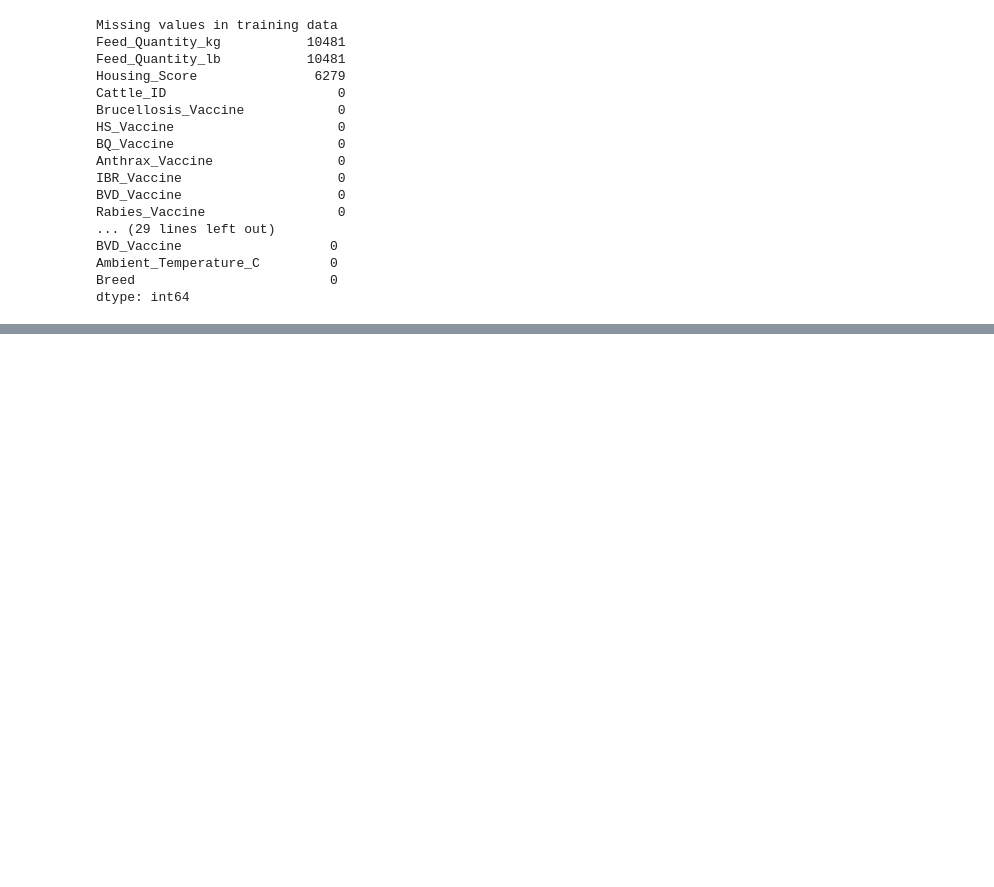
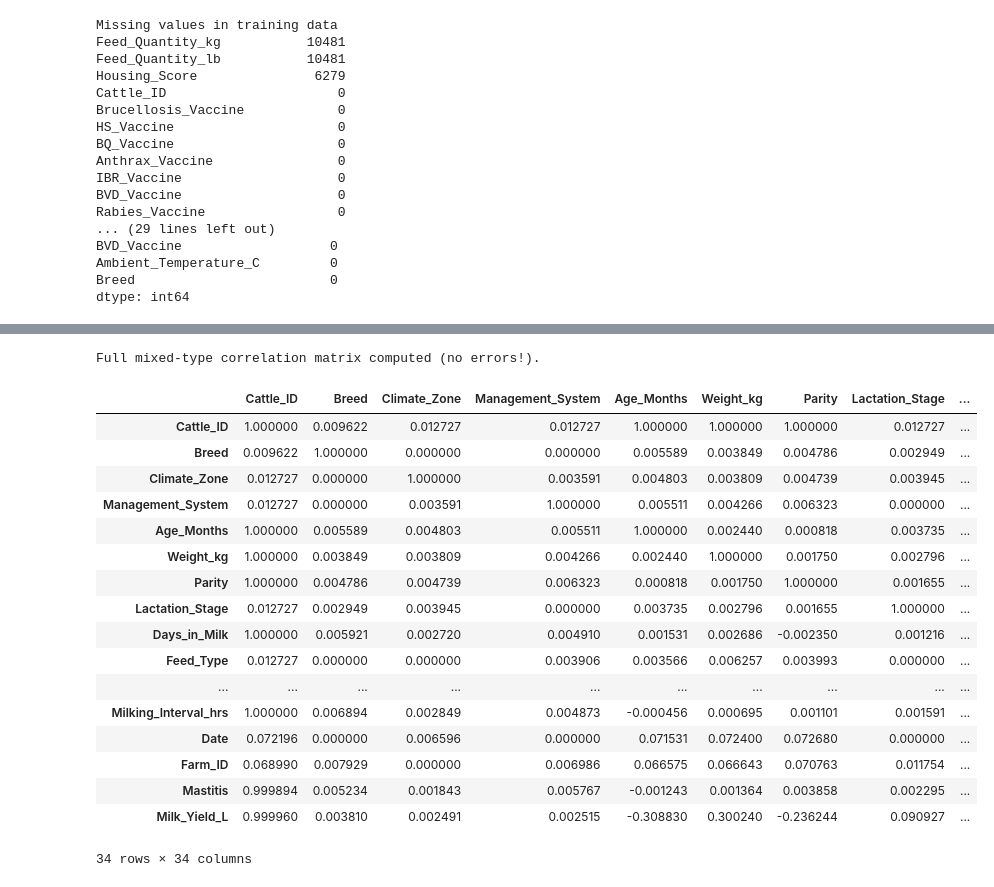
Before and after one commit to annie551/CowsFinalProject, a Jupyter notebook: data_preparation.ipynb, the cells around one changed output, grey strips where cells are left out. Saved outputs shown, nothing was run; the diff lists cells and outputs as text; code cells hidden in the pictures; blank space fills up the shorter version.

Commit message:
data cleaning, exploration and feature engineering

```diff
--- a/data_preparation.ipynb
+++ b/data_preparation.ipynb
@@ -102,0 +132,5 @@ print(non_negatives)
+# %%
+qualitative_cols = train.select_dtypes(include=["object", "category"]).columns.tolist()
+print("Qualitative features:", qualitative_cols)
+for col in qualitative_cols:
+    print(f"{col}: {train[col].nunique()} unique values")
@@ -102,0 +206,11 @@ print(non_negatives)
+# %%
+train["Date"] = pd.to_datetime(train["Date"], errors="coerce")
+df_hs = train.dropna(subset=["Housing_Score"])
+triple_group_var = (
+    df_hs.groupby(["Farm_ID", "Date"])["Housing_Score"].var()
+          .sort_values(ascending=False)
+)
+print("Top 10 highest variances (Farm_ID, Date):")
+print(triple_group_var.head(10))
+
+print("\nMean variance across groups:", triple_group_var.mean())
@@ -102,0 +421,60 @@ print(non_negatives)
+# %%
+# Build full correlation matrix
+# WARNING: THIS TAKES A LONG TIME TO RUN AND YOU PROBABLY DON'T
+# NEED TO RUN THIS AGAIN. JUST ASK @ANNIE FOR THE FILE
+
+df = train.copy()
+
+for col in df.select_dtypes(include=["datetime", "datetimetz"]).columns:
+    df[col] = df[col].astype(str)
+for col in df.select_dtypes(include=["object", "category"]).columns:
+    df[col] = df[col].astype(str)
+
+cat_cols = df.select_dtypes(include=["object", "category"]).columns
+num_cols = df.select_dtypes(include=["number"]).columns
+
+cols = df.columns
+corr_matrix = pd.DataFrame(index=cols, columns=cols, dtype=float)
+
+for col1 in cols:
+    for col2 in cols:
+        if col1 == col2:
+            corr_matrix.loc[col1, col2] = 1.0
+            continue
+
+        x = df[col1]
+        y = df[col2]
+
+        if col1 in num_cols and col2 in num_cols:
+            corr = x.corr(y)
+        elif col1 in cat_cols and col2 in cat_cols:
+            corr = cramers_v(x, y)
+        elif col1 in cat_cols and col2 in num_cols:
+            corr = correlation_ratio(x, y)
+        elif col1 in num_cols and col2 in cat_cols:
+            corr = correlation_ratio(y, x)
+
+        corr_matrix.loc[col1, col2] = corr
+
+print("Full mixed-type correlation matrix computed (no errors!).")
+corr_matrix
+# %% [output]
+Full mixed-type correlation matrix computed (no errors!).
+|  | Cattle_ID | Breed | Climate_Zone | Management_System | Age_Months | Weight_kg | Parity | Lactation_Stage | ... |
+| Cattle_ID | 1.000000 | 0.009622 | 0.012727 | 0.012727 | 1.000000 | 1.000000 | 1.000000 | 0.012727 | ... |
+| Breed | 0.009622 | 1.000000 | 0.000000 | 0.000000 | 0.005589 | 0.003849 | 0.004786 | 0.002949 | ... |
+| Climate_Zone | 0.012727 | 0.000000 | 1.000000 | 0.003591 | 0.004803 | 0.003809 | 0.004739 | 0.003945 | ... |
+| Management_System | 0.012727 | 0.000000 | 0.003591 | 1.000000 | 0.005511 | 0.004266 | 0.006323 | 0.000000 | ... |
+| Age_Months | 1.000000 | 0.005589 | 0.004803 | 0.005511 | 1.000000 | 0.002440 | 0.000818 | 0.003735 | ... |
+| Weight_kg | 1.000000 | 0.003849 | 0.003809 | 0.004266 | 0.002440 | 1.000000 | 0.001750 | 0.002796 | ... |
+| Parity | 1.000000 | 0.004786 | 0.004739 | 0.006323 | 0.000818 | 0.001750 | 1.000000 | 0.001655 | ... |
+| Lactation_Stage | 0.012727 | 0.002949 | 0.003945 | 0.000000 | 0.003735 | 0.002796 | 0.001655 | 1.000000 | ... |
+| Days_in_Milk | 1.000000 | 0.005921 | 0.002720 | 0.004910 | 0.001531 | 0.002686 | -0.002350 | 0.001216 | ... |
+| Feed_Type | 0.012727 | 0.000000 | 0.000000 | 0.003906 | 0.003566 | 0.006257 | 0.003993 | 0.000000 | ... |
+| ... | ... | ... | ... | ... | ... | ... | ... | ... | ... |
+| Milking_Interval_hrs | 1.000000 | 0.006894 | 0.002849 | 0.004873 | -0.000456 | 0.000695 | 0.001101 | 0.001591 | ... |
+| Date | 0.072196 | 0.000000 | 0.006596 | 0.000000 | 0.071531 | 0.072400 | 0.072680 | 0.000000 | ... |
+| Farm_ID | 0.068990 | 0.007929 | 0.000000 | 0.006986 | 0.066575 | 0.066643 | 0.070763 | 0.011754 | ... |
+| Mastitis | 0.999894 | 0.005234 | 0.001843 | 0.005767 | -0.001243 | 0.001364 | 0.003858 | 0.002295 | ... |
+| Milk_Yield_L | 0.999960 | 0.003810 | 0.002491 | 0.002515 | -0.308830 | 0.300240 | -0.236244 | 0.090927 | ... |
+34 rows × 34 columns
```
Also changed, not shown: parts of 18 cells of this notebook.
